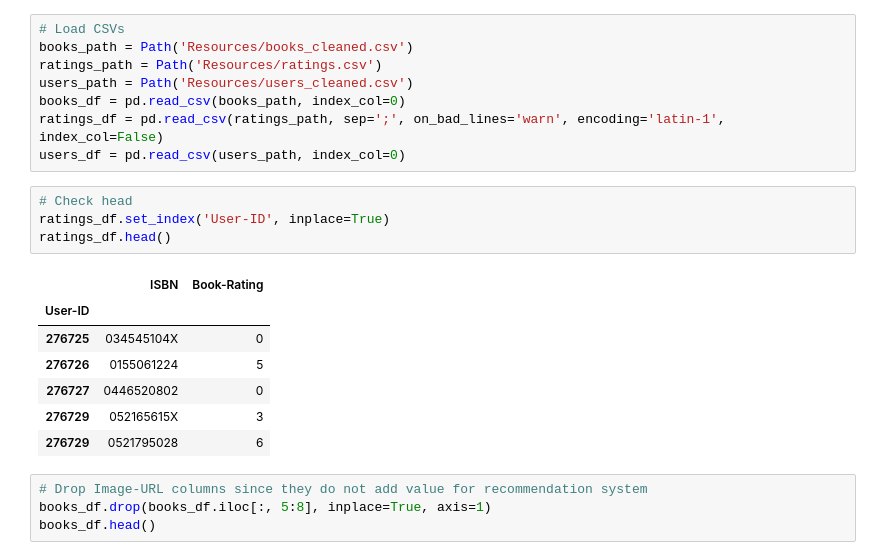
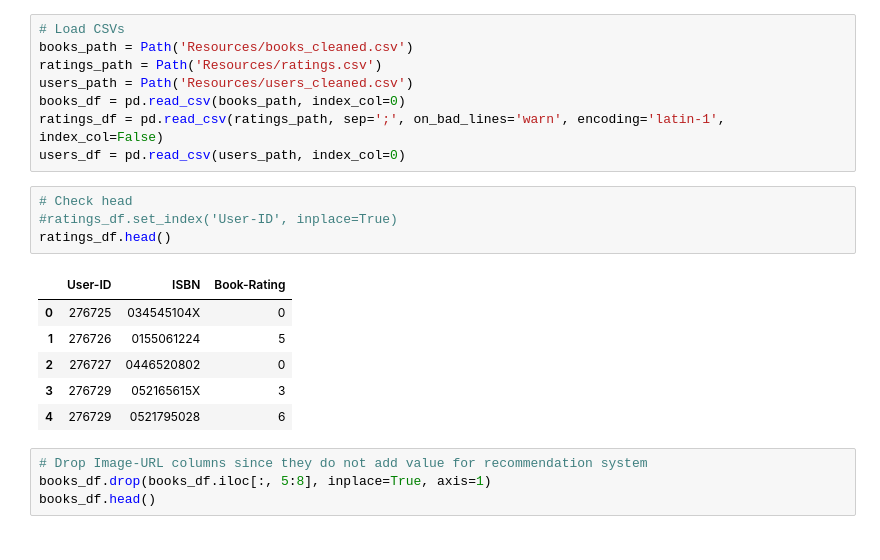
Before and after one commit to tyedem/Books-Recommendation-System, a Jupyter notebook: recommendations.ipynb, the cells around one changed output. Saved outputs shown, nothing was run; the diff lists cells and outputs as text.

```diff
--- a/recommendations.ipynb
+++ b/recommendations.ipynb
@@ -20,16 +20,15 @@ ratings_df = pd.read_csv(ratings_path, sep=';', on_bad_lines='warn', encoding='l
 users_df = pd.read_csv(users_path, index_col=0)
 # %%
 # Check head
-ratings_df.set_index('User-ID', inplace=True)
+#ratings_df.set_index('User-ID', inplace=True)
 ratings_df.head()
 # %% [output]
-|  | ISBN | Book-Rating |
-| User-ID |  |  |
-| 276725 | 034545104X | 0 |
-| 276726 | 0155061224 | 5 |
-| 276727 | 0446520802 | 0 |
-| 276729 | 052165615X | 3 |
-| 276729 | 0521795028 | 6 |
+|  | User-ID | ISBN | Book-Rating |
+| 0 | 276725 | 034545104X | 0 |
+| 1 | 276726 | 0155061224 | 5 |
+| 2 | 276727 | 0446520802 | 0 |
+| 3 | 276729 | 052165615X | 3 |
+| 4 | 276729 | 0521795028 | 6 |
 # %%
 # Drop Image-URL columns since they do not add value for recommendation system
 books_df.drop(books_df.iloc[:, 5:8], inplace=True, axis=1)
```
Also changed, not shown: parts of 13 cells of this notebook, 2 other files.
